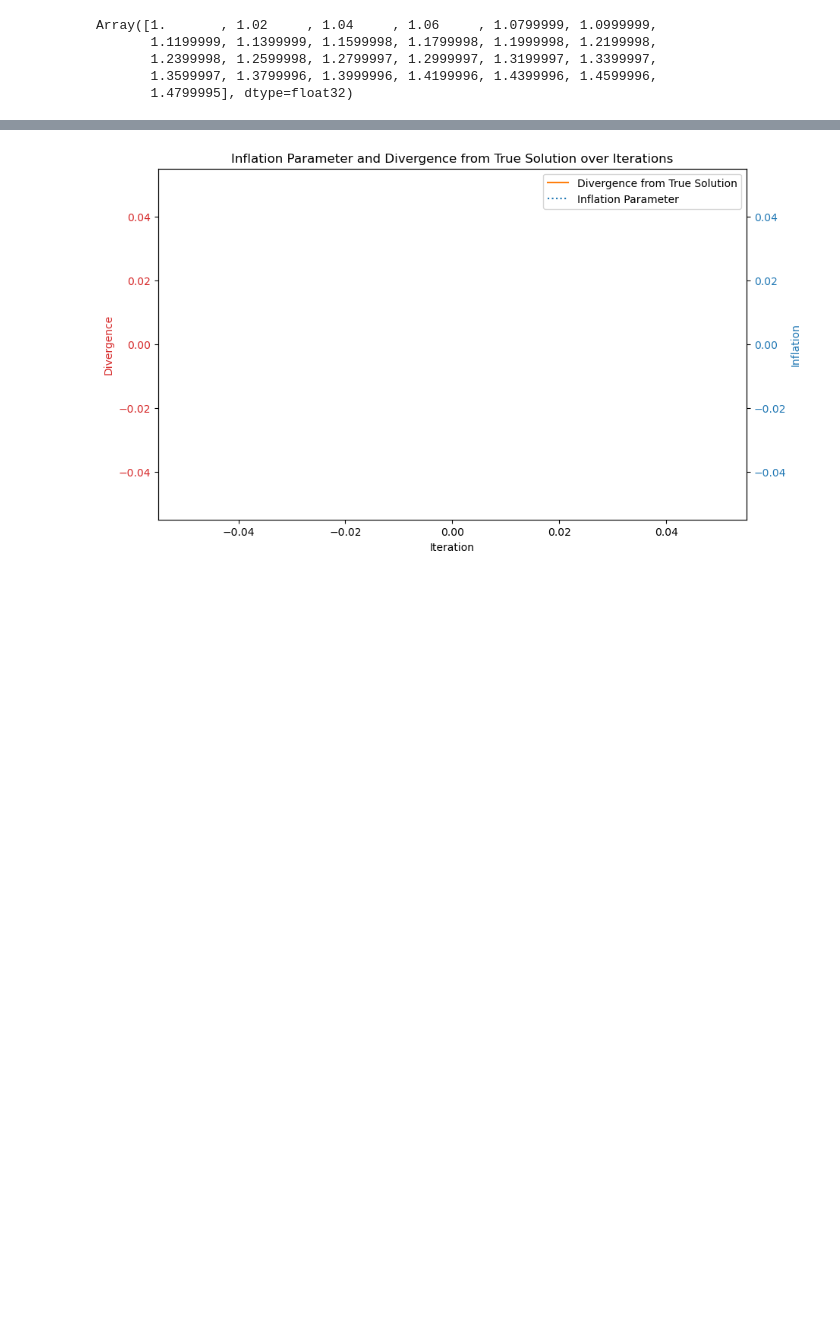
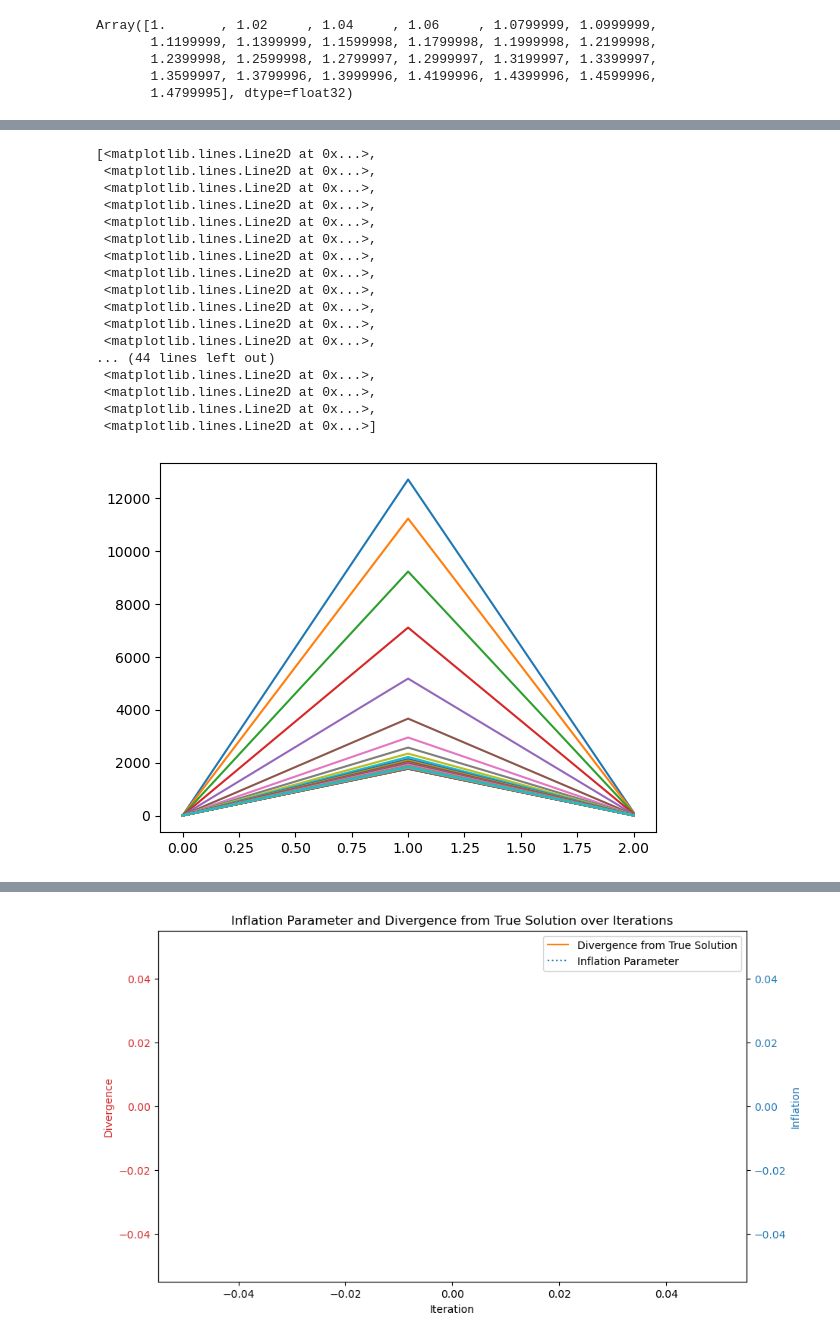
Before and after one commit to enochcluk/variational_filtering, a Jupyter notebook: linear_inflation.ipynb, the cells around one changed output, grey strips where cells are left out. Saved outputs shown, nothing was run; the diff lists cells and outputs as text; code cells hidden in the pictures; blank space fills up the shorter version.

```diff
--- a/linear_inflation.ipynb
+++ b/linear_inflation.ipynb
@@ -16,9 +16,9 @@ from jax.tree_util import Partial
 key = random.PRNGKey(3)
 
 # System dimensions
-n = 40  # System dimension
+n = 10  # System dimension
 p = 2  # Observation dimension
-num_steps = 1000 # number of steps
+num_steps = 100 # number of steps
 J0 = 0 # burn in period
 N = 10 # Monte Carlo samples
 
@@ -37,7 +37,7 @@ def create_stable_matrix(n, key):
 # Model parameters
 m0 = jnp.ones((n,))
 C0 = jnp.eye(n) * 1.0   # Initial state covariance matrix (P)
-Q = jnp.eye(n) * 5.0    # Process noise covariance matrix (Sigma in Julia code)
+Q = jnp.eye(n) * 0.5    # Process noise covariance matrix (Sigma in Julia code)
 R = jnp.eye(n) * 1.0    # Observation noise covariance matrix (Gamma)
 inv_R = inv(R)
 M = create_stable_matrix(n,key)    # State transition matrix (A)
@@ -65,7 +65,7 @@ A_step = Partial(state_transition_function)
 observations, true_states = generate_true_states(key, num_steps, n, vd0, H, Q, R, A_step, observation_interval)
 # %%
 radius = 10
-localization_matrix = generate_gc_localization_matrix(n, radius)
+localization_matrix = jnp.ones((n, n))#generate_gc_localization_matrix(n, radius)
 ensemble_init = random.multivariate_normal(key, initial_state, Q, (n_ensemble,)).T
 inflation = 1
 e, c = ensrf_steps(A_step, n_ensemble, ensemble_init, num_steps, observations, observation_interval, H, Q, R, localization_matrix, inflation, key)
@@ -137,9 +123,9 @@ import properscoring
 # Modification: Use grad to compute the gradient with respect to the inflation parameter
 var_cost_grad = grad(var_cost, argnums=0)
 
-radius = 2
-inflation_opt = 4.0 # Example starting value for inflation
-alpha = 1e-5  # Learning rate
+radius = 4
+inflation_opt = 1.2 # Example starting value for inflation
+alpha = 1e-6  # Learning rate
 key = random.PRNGKey(0)  # Random key
 N = 10  # Number of MC samples
 m0 = initial_state
@@ -172,7 +158,7 @@ for i in tqdm(range(10)):
     total_kl_divergence = 0
     for t in range(num_steps):
         kl_div_t = KL_gaussian(n, ensemble_mean[t], covariances[t],  m[t], C[t])
-        total_kl_divergence += kl_div_t
+        total_kl_divergence += kl_div_t/num_steps
 
-    true_div.append(total_kl_divergence / 250)
+    true_div.append(total_kl_divergence)
     #clear_output(wait=True)
@@ -191,0 +178,18 @@ inflations
+# %%
+ins = []
+cs = []
+ds = []
+
+for i in jnp.arange(1.0, 4.0, 0.05):
+    states, covariances = ensrf_steps(A_step, n_ensemble, ensemble_init, num_steps, observations, observation_interval, H, Q, R, localization_matrix, i, key)
+    ensemble_mean = jnp.mean(states, axis=-1)  # Taking the mean across the ensemble members dimension
+    total_kl_divergence = 0
+    for t in range(num_steps):
+        kl_div_t = KL_gaussian(n, ensemble_mean[t], covariances[t],  m[t], C[t])
+        total_kl_divergence += kl_div_t/num_steps
+
+    c = var_cost(i, ensemble_init, observations, H, Q, R, localization_matrix, subkey, num_steps, J0)
+    print(i, c, total_kl_divergence)
+    cs.append(c)
+    ds.append(total_kl_divergence)
+    ins.append(i)
@@ -191,0 +214,21 @@ inflations
+# %%
+plt.plot([ins, cs, ds])
+# %% [output]
+[<matplotlib.lines.Line2D at 0x...>,
+ <matplotlib.lines.Line2D at 0x...>,
+ <matplotlib.lines.Line2D at 0x...>,
+ <matplotlib.lines.Line2D at 0x...>,
+ <matplotlib.lines.Line2D at 0x...>,
+ <matplotlib.lines.Line2D at 0x...>,
+ <matplotlib.lines.Line2D at 0x...>,
+ <matplotlib.lines.Line2D at 0x...>,
+ <matplotlib.lines.Line2D at 0x...>,
+ <matplotlib.lines.Line2D at 0x...>,
+ <matplotlib.lines.Line2D at 0x...>,
+ <matplotlib.lines.Line2D at 0x...>,
+... (44 lines left out)
+ <matplotlib.lines.Line2D at 0x...>,
+ <matplotlib.lines.Line2D at 0x...>,
+ <matplotlib.lines.Line2D at 0x...>,
+ <matplotlib.lines.Line2D at 0x...>]
+[figure, added]
```
Also changed, not shown: parts of 8 cells of this notebook, 2 other files.
